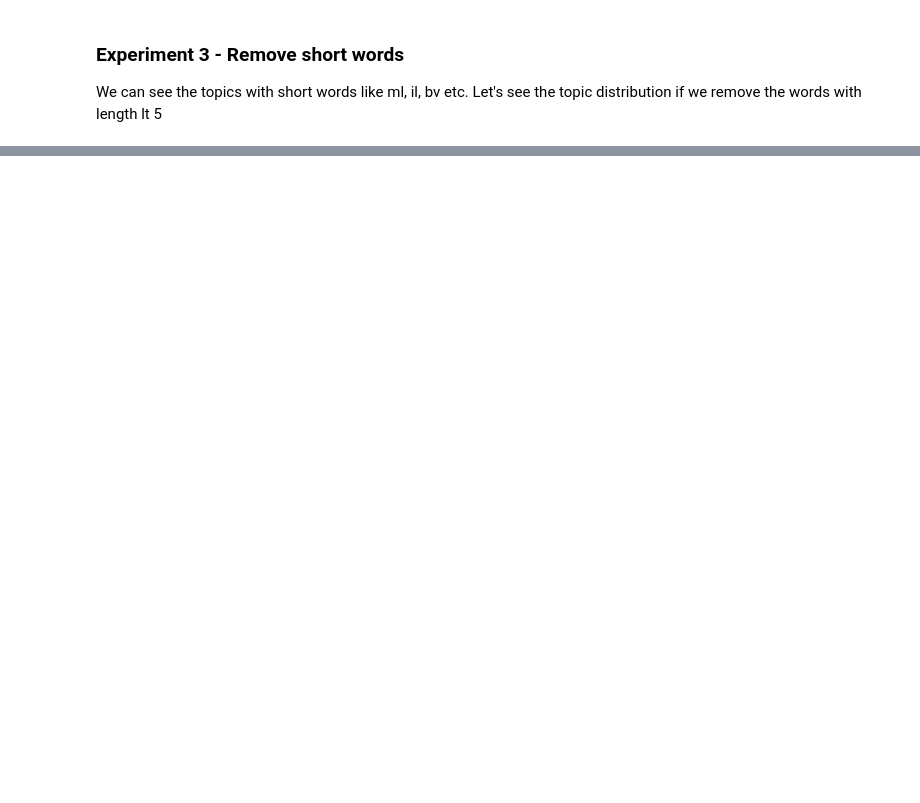
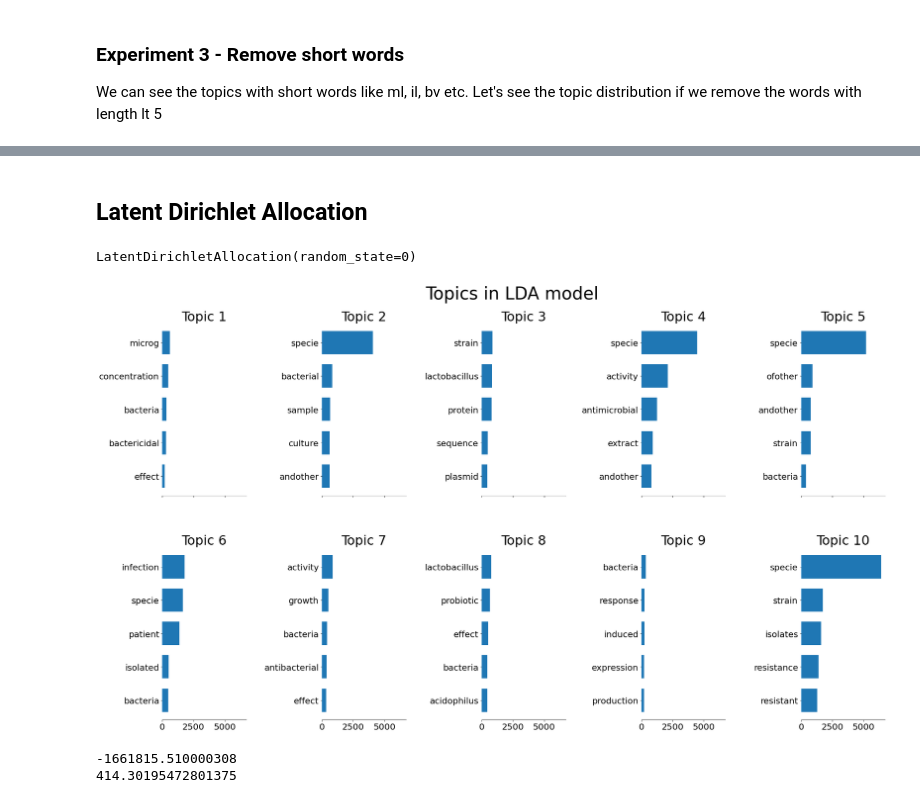
Before and after one commit to suvigyajain0101/CaseStudies, a Jupyter notebook: AdverseEventClassification/Topic_Modelling.ipynb, the cells around one changed output, grey strips where cells are left out. Cells and saved outputs as stored; diff of their text form; code cells hidden in the pictures; blank space fills up the shorter version.

```diff
--- a/AdverseEventClassification/Topic_Modelling.ipynb
+++ b/AdverseEventClassification/Topic_Modelling.ipynb
@@ -221,3 +241,5 @@ model_exp3.visualize_barchart()
 model_exp3.visualize_topics()
 # %% [output]
 [interactive output not drawn]
+# %% [markdown]
+## Latent Dirichlet Allocation
@@ -223,0 +258,51 @@ model_exp3.visualize_topics()
+# %%
+from sklearn.decomposition import LatentDirichletAllocation
+
+# Define number of topics
+number_of_topics = 10
+
+# Init LDA model with # Topics
+model = LatentDirichletAllocation(n_components=number_of_topics, random_state=0)
+
+# Fit the model on data
+model.fit(tf)
+# %% [output]
+LatentDirichletAllocation(random_state=0)
+# %%
+# Code from SKLearn docs
+
+import matplotlib.pyplot as plt
+
+n_top_words = 5
+
+def plot_top_words(model, feature_names, n_top_words, title):
+    fig, axes = plt.subplots(2, 5, figsize=(30, 15), sharex=True)
+    axes = axes.flatten()
+    for topic_idx, topic in enumerate(model.components_):
+        top_features_ind = topic.argsort()[: -n_top_words - 1 : -1]
+        top_features = [feature_names[i] for i in top_features_ind]
+        weights = topic[top_features_ind]
+
+        ax = axes[topic_idx]
+        ax.barh(top_features, weights, height=0.7)
+        ax.set_title(f"Topic {topic_idx +1}", fontdict={"fontsize": 30})
+        ax.invert_yaxis()
+        ax.tick_params(axis="both", which="major", labelsize=20)
+        for i in "top right left".split():
+            ax.spines[i].set_visible(False)
+        fig.suptitle(title, fontsize=40)
+
+    plt.subplots_adjust(top=0.90, bottom=0.05, wspace=0.90, hspace=0.3)
+    plt.show()
+
+plot_top_words(model, tf_feature_names, n_top_words, "Topics in LDA model")
+# %% [output]
+[figure, added]
+# %%
+# log-likelihood
+print(model.score(tf))
+# perplexity
+print(model.perplexity(tf))
+# %% [output]
+-1661815.510000308
+414.30195472801375
```
Also changed, not shown: parts of 11 cells of this notebook.
